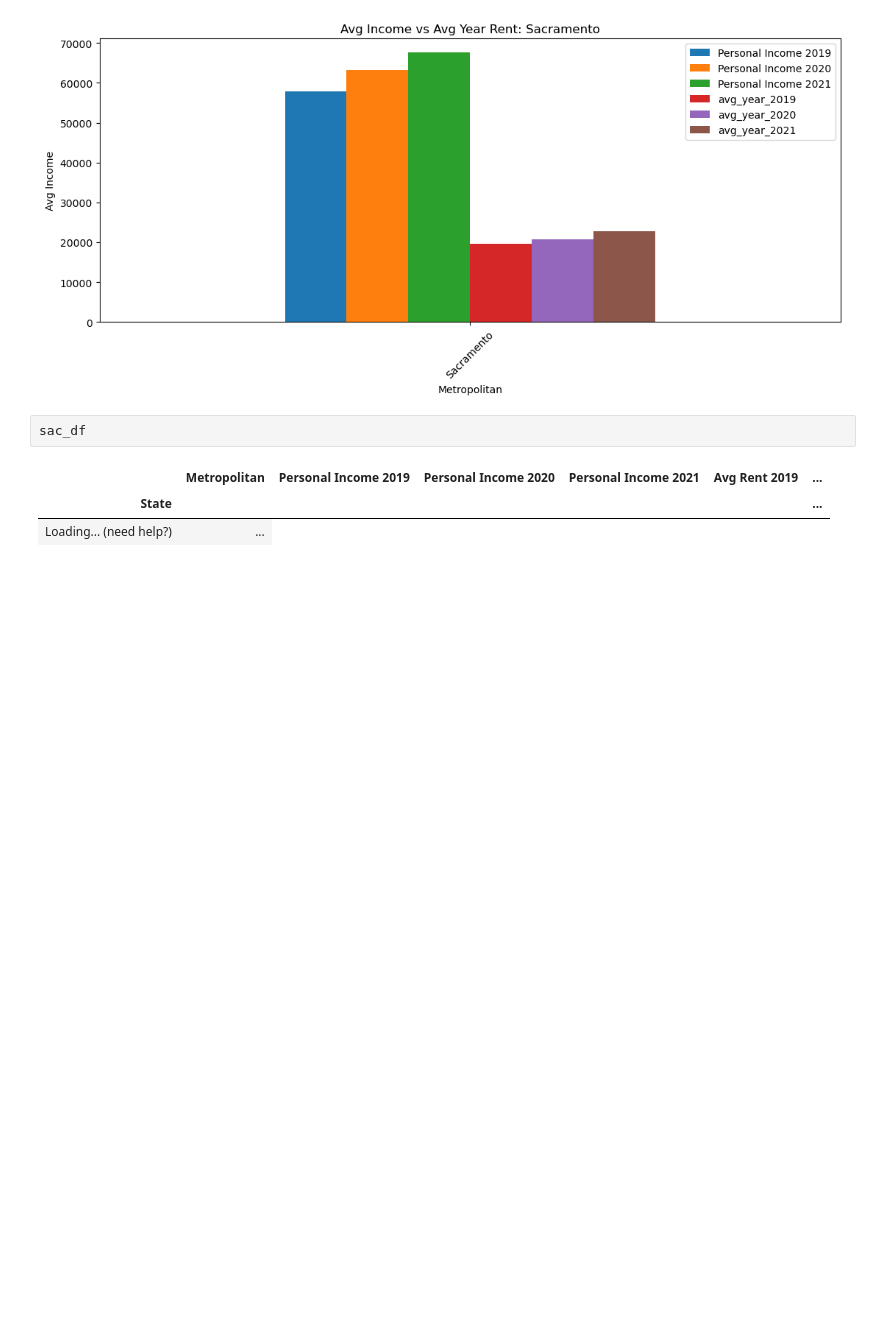
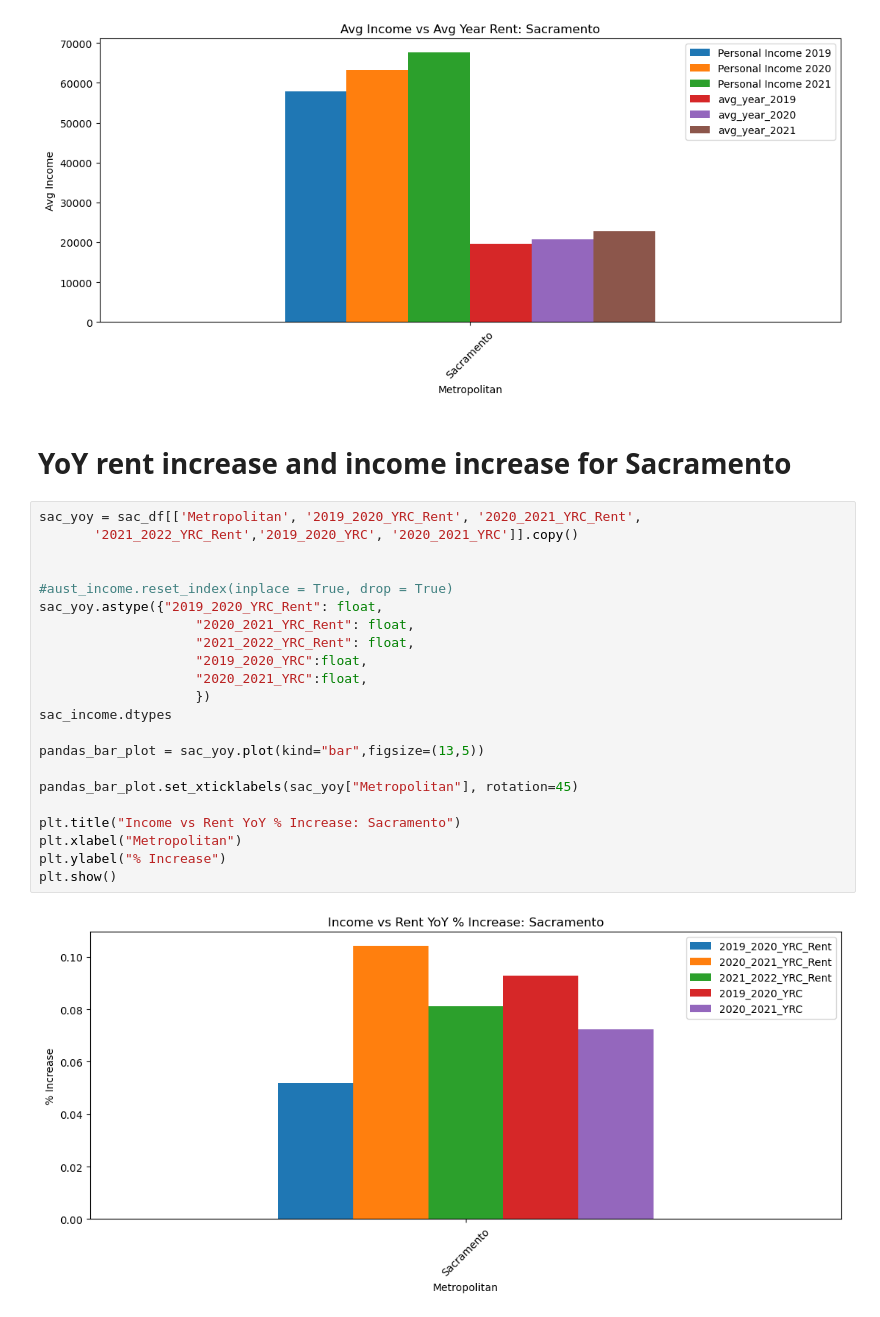
Before and after one commit to neginkanani/Project-1, a Jupyter notebook: Rent_vs_Income_%_change.ipynb, the cells around one changed output. Cells and saved outputs as stored; diff of their text form; blank space fills up the shorter version.

```diff
--- a/Rent_vs_Income_%_change.ipynb
+++ b/Rent_vs_Income_%_change.ipynb
@@ -213,9 +231,29 @@ plt.ylabel("Avg Income")
 plt.show()
 # %% [output]
 [figure]
+# %% [markdown]
+# YoY rent increase and income increase for Sacramento
 # %%
-sac_df
+sac_yoy = sac_df[['Metropolitan', '2019_2020_YRC_Rent', '2020_2021_YRC_Rent',
+       '2021_2022_YRC_Rent','2019_2020_YRC', '2020_2021_YRC']].copy()
+
+
+#aust_income.reset_index(inplace = True, drop = True)
+sac_yoy.astype({"2019_2020_YRC_Rent": float,
+                    "2020_2021_YRC_Rent": float,
+                    "2021_2022_YRC_Rent": float,
+                    "2019_2020_YRC":float,
+                    "2020_2021_YRC":float,
+                    })
+sac_income.dtypes
+
+pandas_bar_plot = sac_yoy.plot(kind="bar",figsize=(13,5))
+
+pandas_bar_plot.set_xticklabels(sac_yoy["Metropolitan"], rotation=45)
+
+plt.title("Income vs Rent YoY % Increase: Sacramento")
+plt.xlabel("Metropolitan")
+plt.ylabel("% Increase")
+plt.show()
 # %% [output]
-|  | Metropolitan | Personal Income 2019 | Personal Income 2020 | Personal Income 2021 | Avg Rent 2019 | ... |
-| State |  |  |  |  |  | ... |
-| Loading... (need help?) | ... |
+[figure, added]
```
Also changed, not shown: parts of 28 cells of this notebook, 5 other files.
